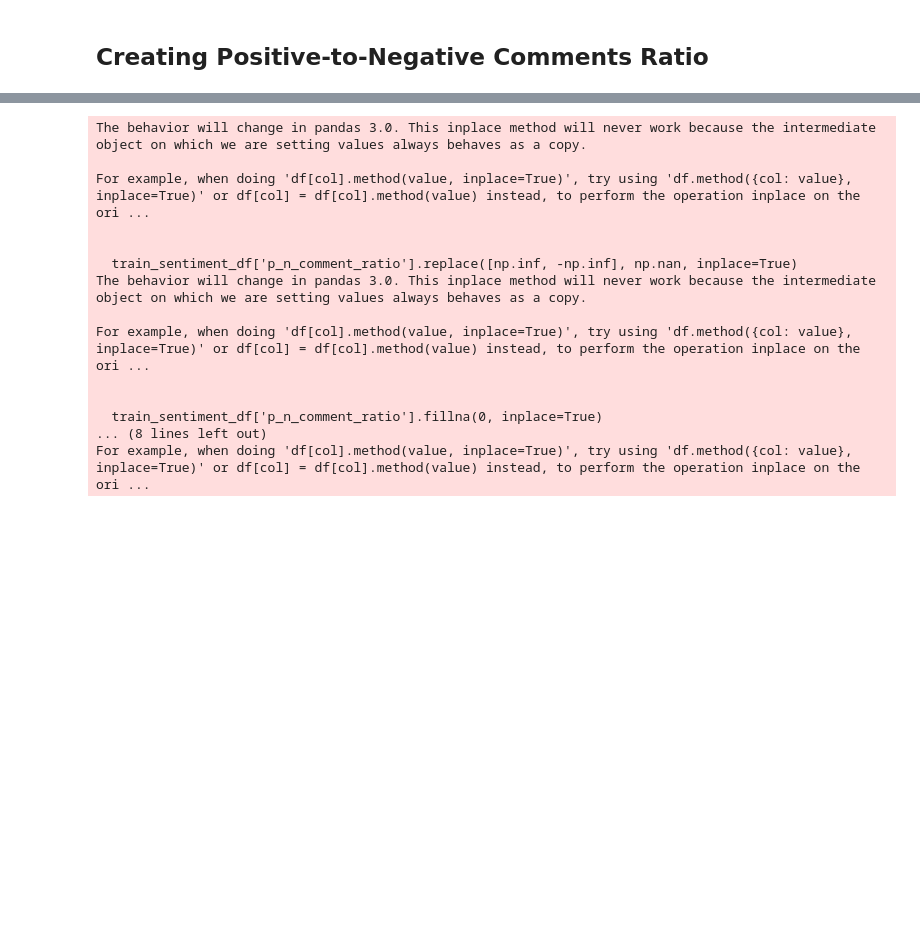
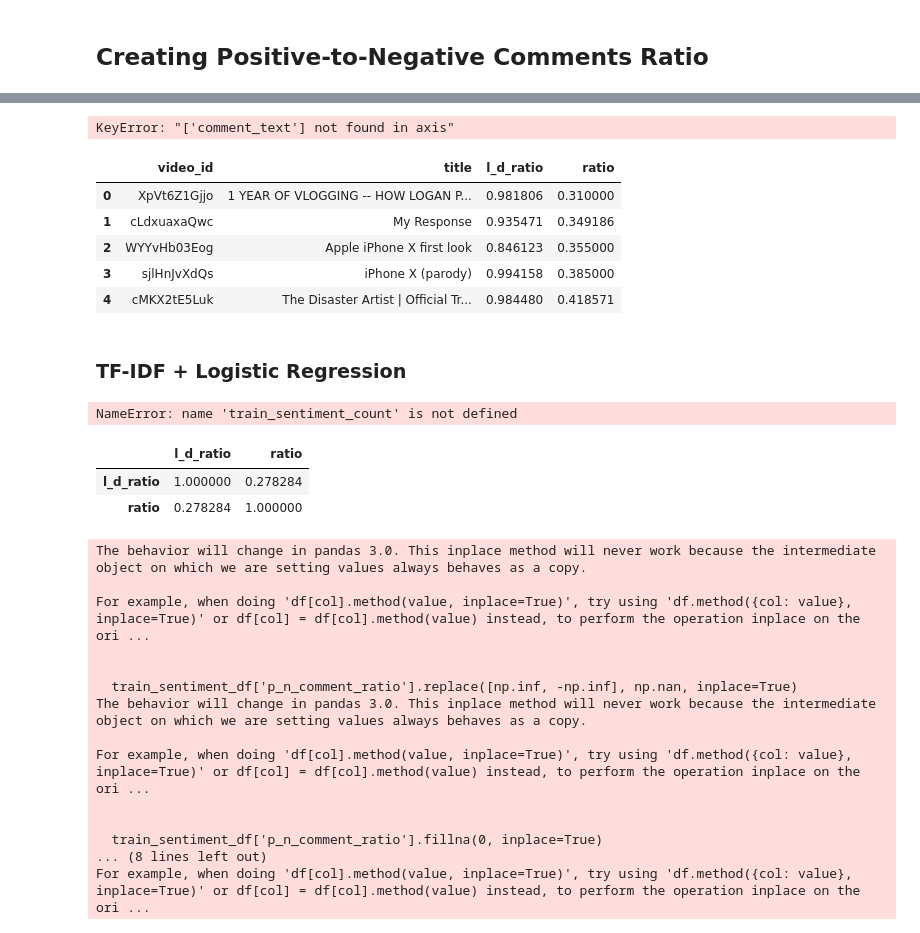
Before and after one commit to betanight/youtube_sentiment_analysis, a Jupyter notebook: notebooks/eda_analysis_fonz.ipynb, the cells around one changed output, grey strips where cells are left out. Cells and saved outputs as stored; diff of their text form; code cells hidden in the pictures; blank space fills up the shorter version.

```diff
--- a/notebooks/eda_analysis_fonz.ipynb
+++ b/notebooks/eda_analysis_fonz.ipynb
@@ -193,0 +179,25 @@ def get_sentiment(text):
+# %%
+comments_dummy.drop(columns=['comment_text'], inplace=True) # Drop the original comment text column
+# %% [output]
+KeyError: "['comment_text'] not found in axis"
+# %%
+comments_dummy['sentiment_ratio'] = comments_dummy['tokenized_text'].apply(get_sentiment) # Apply the sentiment function to the tokenized text
+comments_dummy.head(10) # Display the first 10 rows of the comments_dummy DataFrame
+# %%
+sentiment_count = comments_dummy.groupby('video_id')['sentiment_ratio'].value_counts().unstack().fillna(0) # Count the occurrences of each sentiment class
+sentiment_count['ratio'] = sentiment_count['positive'] / (sentiment_count['positive'] + sentiment_count['negative']) # Calculate the sentiment ratio (normalized)
+# %%
+dummy_vid_stats = videos.merge(sentiment_count, on='video_id') # Merge the sentiment count with the videos DataFrame
+dummy_vid_stats.dropna(inplace=True) # Drop rows with NaN values
+dummy_vid_stats = dummy_vid_stats[['video_id', 'title', 'l_d_ratio', 'ratio']] # Select relevant columns
+# %%
+dummy_vid_stats.head() # Display the information about the dummy_vid_stats DataFrame
+# %% [output]
+|  | video_id | title | l_d_ratio | ratio |
+| 0 | XpVt6Z1Gjjo | 1 YEAR OF VLOGGING -- HOW LOGAN P... | 0.981806 | 0.310000 |
+| 1 | cLdxuaxaQwc | My Response | 0.935471 | 0.349186 |
+| 2 | WYYvHb03Eog | Apple iPhone X first look | 0.846123 | 0.355000 |
+| 3 | sjlHnJvXdQs | iPhone X (parody) | 0.994158 | 0.385000 |
+| 4 | cMKX2tE5Luk | The Disaster Artist | Official Tr... | 0.984480 | 0.418571 |
+# %% [markdown]
+### TF-IDF + Logistic Regression
@@ -193,0 +247,11 @@ def get_sentiment(text):
+# %%
+# Merge the training and test datasets back into one
+merged_sentiment_count = pd.concat([train_sentiment_count, test_sentiment_count], axis=0, ignore_index=True)
+merged_sentiment_count.head(10) # Display the first 10 rows of the merged sentiment count DataFrame
+
+# Merge the sentiment count with the videos DataFrame
+vid_stats = videos.merge(merged_sentiment_count, on='video_id') # Merge the sentiment count with the videos DataFrame
+vid_stats.dropna(inplace=True) # Drop rows with NaN values
+vid_stats = vid_stats[['video_id', 'title', 'l_d_ratio', 'ratio']] # Select relevant columns
+# %% [output]
+NameError: name 'train_sentiment_count' is not defined
@@ -193,0 +266,6 @@ def get_sentiment(text):
+# %%
+dummy_vid_stats[['l_d_ratio', 'ratio']].corr() # Calculate the correlation between the like-dislike ratio and sentiment ratio
+# %% [output]
+|  | l_d_ratio | ratio |
+| l_d_ratio | 1.000000 | 0.278284 |
+| ratio | 0.278284 | 1.000000 |
```
Also changed, not shown: parts of 21 cells of this notebook.
